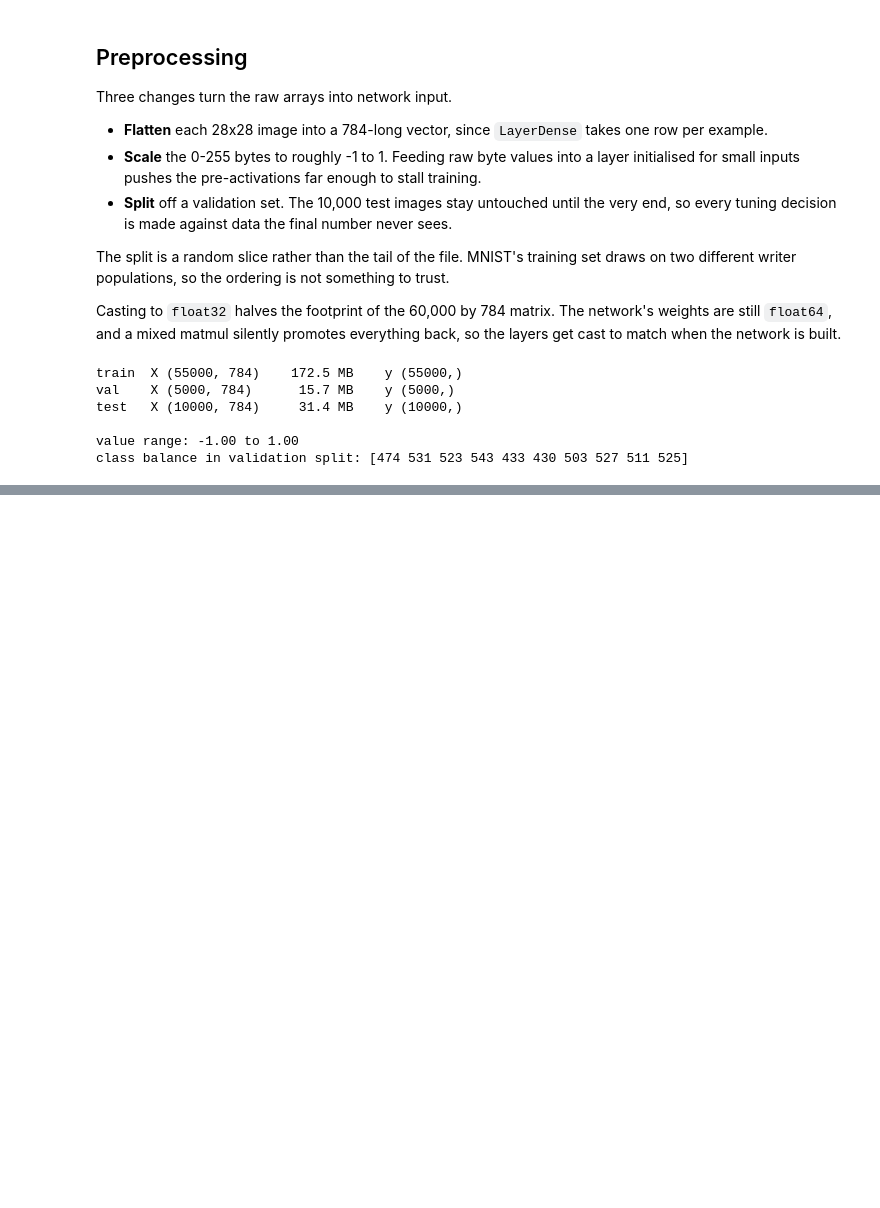
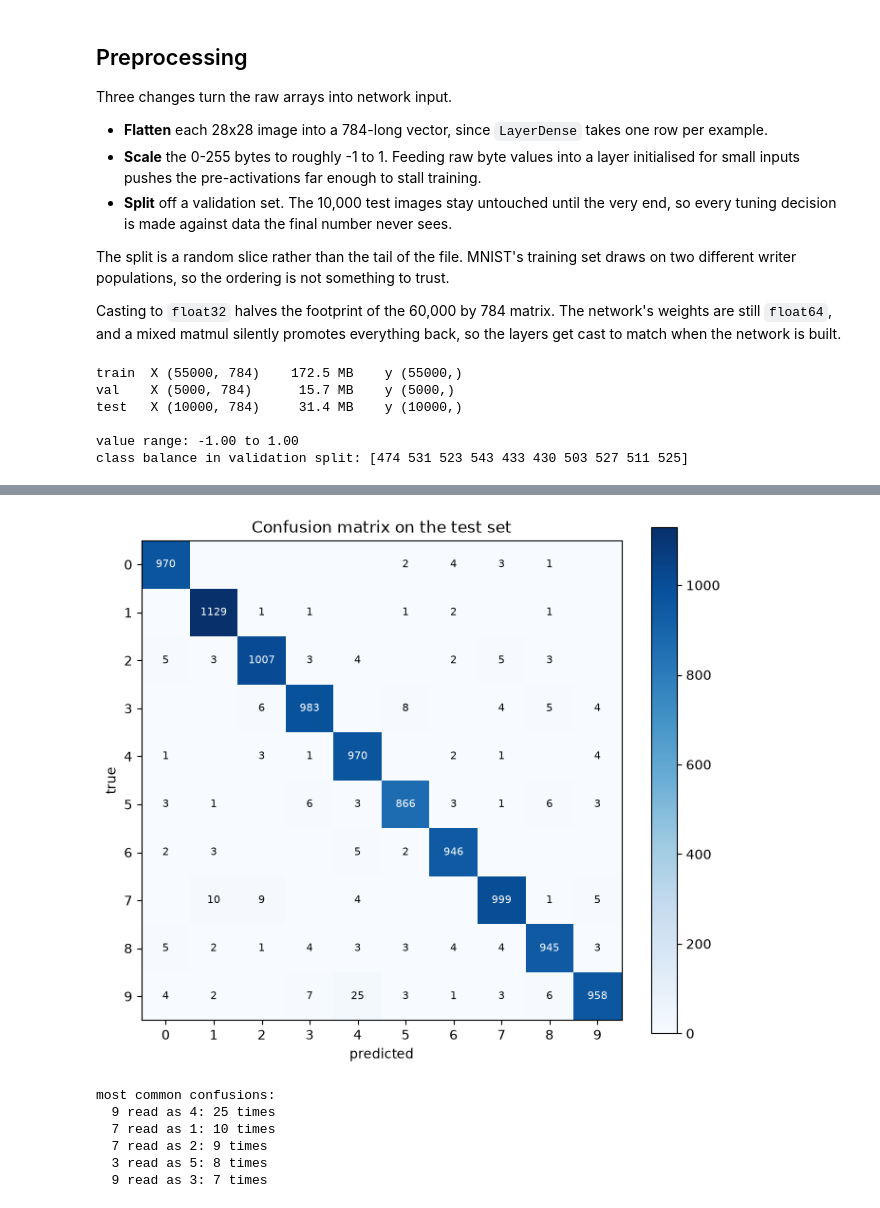
Before and after one commit to n-markov/digit_classification, a Jupyter notebook: notebooks/02_mnist_classification.ipynb, the cells around one changed output, grey strips where cells are left out. Saved outputs shown, nothing was run; the diff lists cells and outputs as text; code cells hidden in the pictures; blank space fills up the shorter version.

```diff
--- a/notebooks/02_mnist_classification.ipynb
+++ b/notebooks/02_mnist_classification.ipynb
@@ -134,0 +486,8 @@ class balance in validation split: [474 531 523 543 433 430 503 527 511 525]
+# %%
+test_loss, test_predictions = predict_in_chunks(X_test, y_test)
+test_accuracy = np.mean(test_predictions == y_test)
+
+print(f"validation accuracy {history[-1]['val_accuracy']:.4f}")
+print(f"test accuracy       {test_accuracy:.4f}")
+print(f"test loss           {test_loss:.4f}")
+print(f"errors              {np.sum(test_predictions != y_test)} of {len(y_test)}")
@@ -134,0 +505,41 @@ class balance in validation split: [474 531 523 543 433 430 503 527 511 525]
+# %%
+confusion = np.zeros((10, 10), dtype=np.int64)
+np.add.at(confusion, (y_test, test_predictions), 1)
+
+fig, ax = plt.subplots(figsize=(7, 6))
+image = ax.imshow(confusion, cmap="Blues")
+
+ax.set_xticks(range(10))
+ax.set_yticks(range(10))
+ax.set_xlabel("predicted")
+ax.set_ylabel("true")
+ax.set_title("Confusion matrix on the test set")
+
+for true_label in range(10):
+    for predicted in range(10):
+        count = confusion[true_label, predicted]
+        if count:
+            ax.text(predicted, true_label, str(count), ha="center", va="center",
+                    fontsize=8, color="white" if count > confusion.max() / 2 else "black")
+
+fig.colorbar(image, ax=ax)
+fig.tight_layout()
+plt.show()
+
+off_diagonal = confusion.copy()
+np.fill_diagonal(off_diagonal, 0)
+
+ranked = np.argsort(off_diagonal, axis=None)[::-1][:5]
+
+print("most common confusions:")
+for flat_index in ranked:
+    true_label, predicted = np.unravel_index(flat_index, off_diagonal.shape)
+    print(f"  {true_label} read as {predicted}: {off_diagonal[true_label, predicted]} times")
+# %% [output]
+[figure, added]
+most common confusions:
+  9 read as 4: 25 times
+  7 read as 1: 10 times
+  7 read as 2: 9 times
+  3 read as 5: 8 times
+  9 read as 3: 7 times
```
Also changed, not shown: parts of 16 cells of this notebook.
